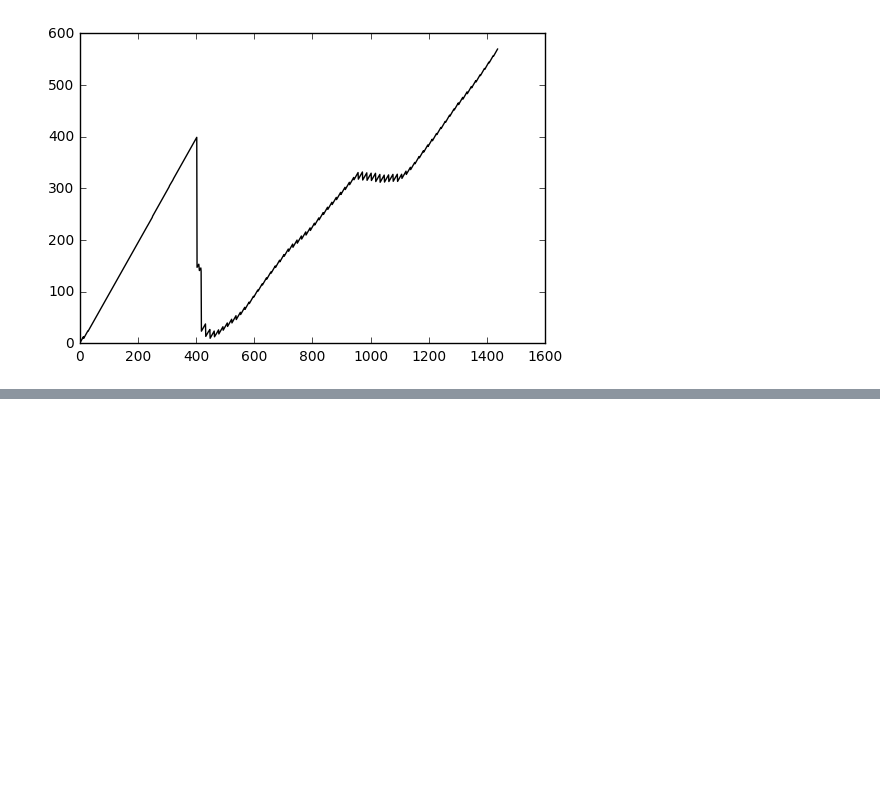
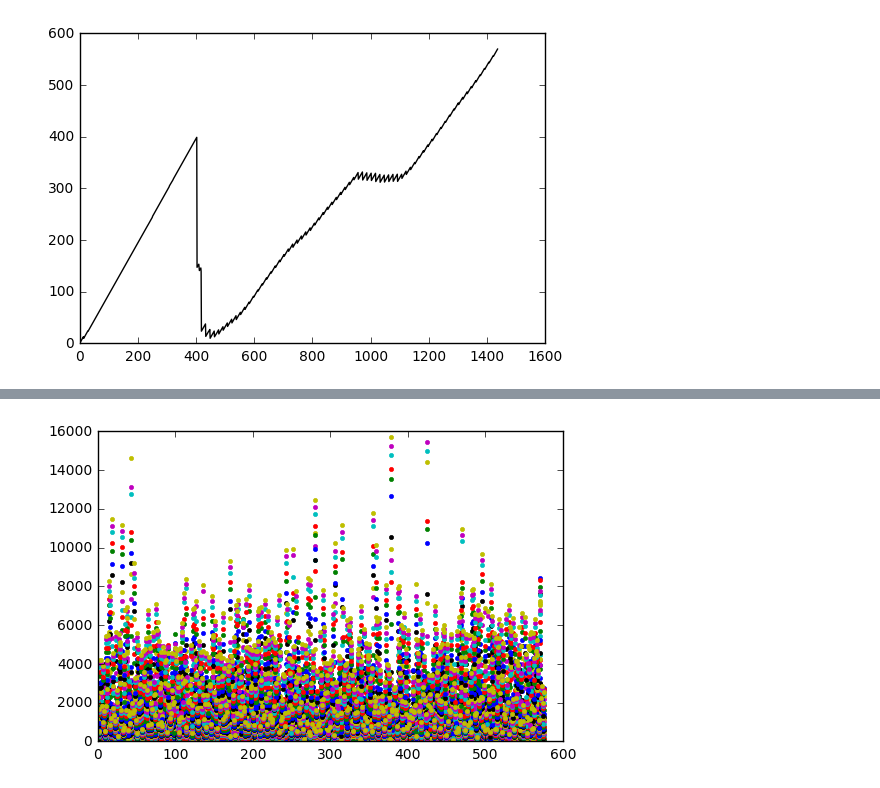
Before and after one commit to danakianfar/multi_agent_systems, a Jupyter notebook: Project/Python/TransportSystem.ipynb, the cells around one changed output, grey strips where cells are left out. Cells and saved outputs as stored; diff of their text form; code cells hidden in the pictures; blank space fills up the shorter version.

```diff
--- a/Project/Python/TransportSystem.ipynb
+++ b/Project/Python/TransportSystem.ipynb
@@ -91,0 +107,6 @@ Passenger delivered 18473
+# %%
+for i in range(10,100):
+    plt.plot(results['Superior Bus 24 State Logger'][i].T.reshape(-1)[49:], '.', alpha=1)
+plt.show()
+# %% [output]
+[figure, added]
```
Also changed, not shown: parts of 5 cells of this notebook, 5 other files.
